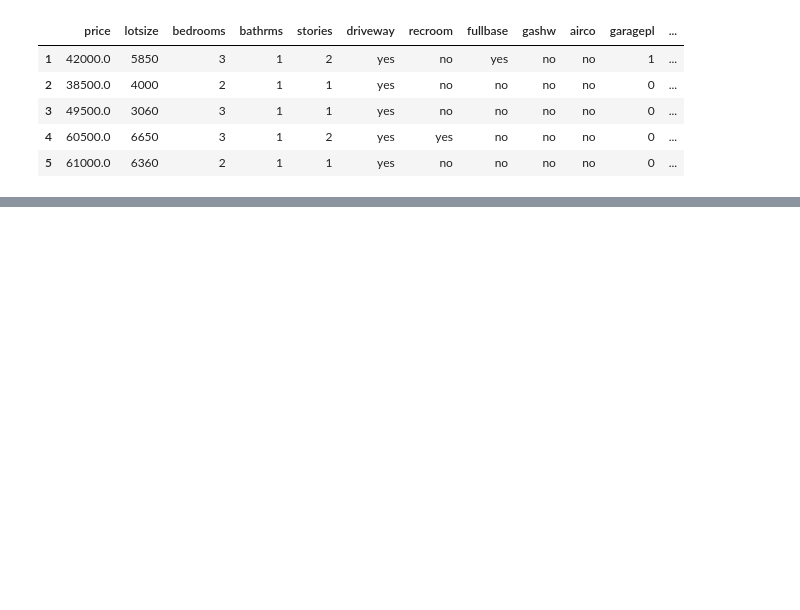
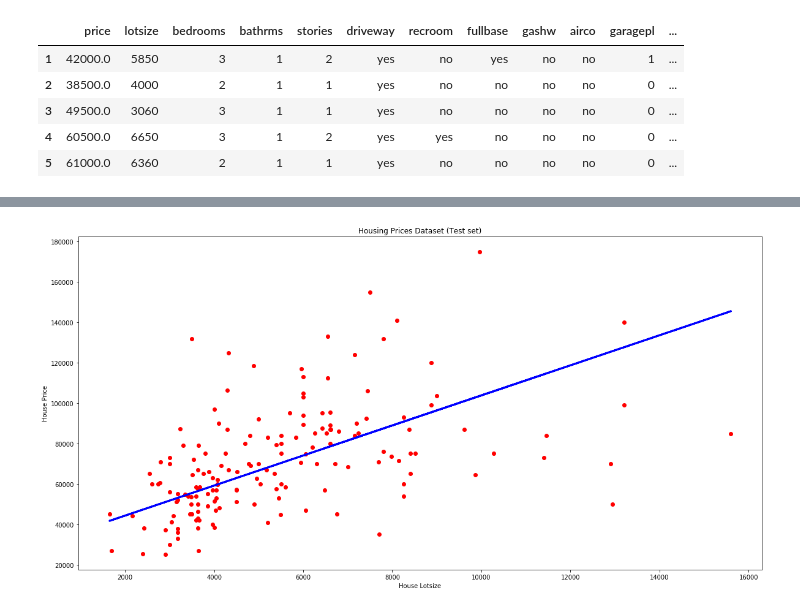
Before and after one commit to nsudhanva/mca-code, a Jupyter notebook: Sem4/DataAnalytics/housing/housing.ipynb, the cells around one changed output, grey strips where cells are left out. Drawn from its saved outputs; the diff is of its cells as text; code cells hidden in the pictures; blank space fills up the shorter version.

```diff
--- a/Sem4/DataAnalytics/housing/housing.ipynb
+++ b/Sem4/DataAnalytics/housing/housing.ipynb
@@ -19,0 +70,10 @@ KeyError: "['Unnamed'] not found in axis"
+# %%
+plt.figure(figsize=(20,10))
+plt.scatter(X_test, y_test, color='red')
+plt.plot(X_test, regressor.predict(X_test), color='blue', linewidth=3)
+plt.title('Housing Prices Dataset (Test set)')
+plt.xlabel('House Lotsize')
+plt.ylabel('House Price')
+plt.show()
+# %% [output]
+[figure, added]
```
Also changed, not shown: parts of 14 cells of this notebook.
